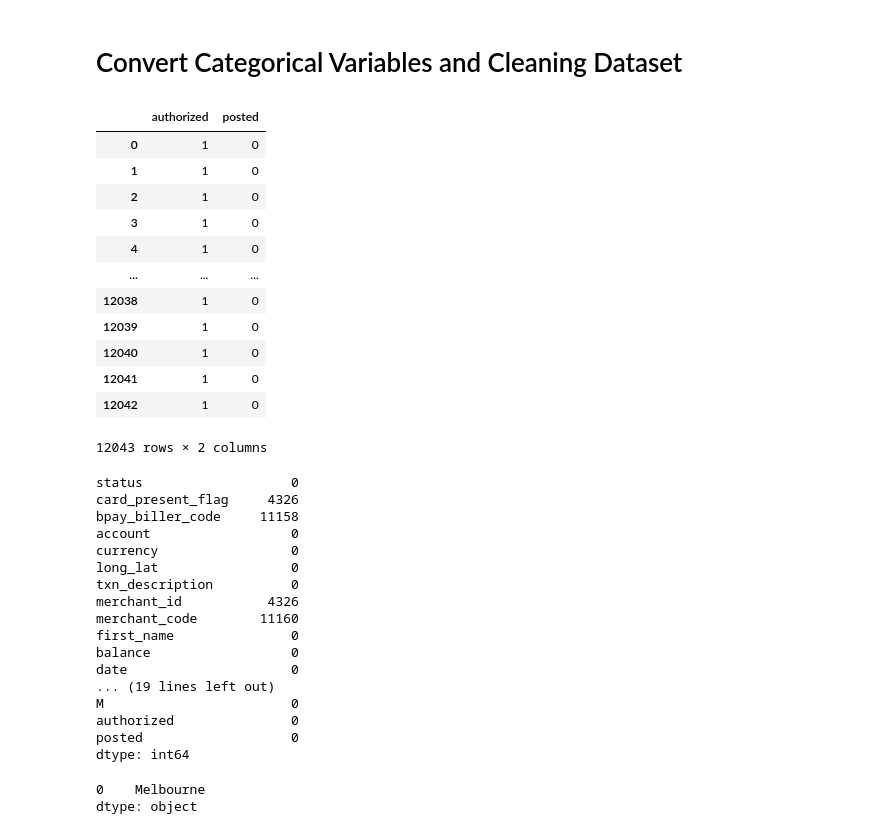
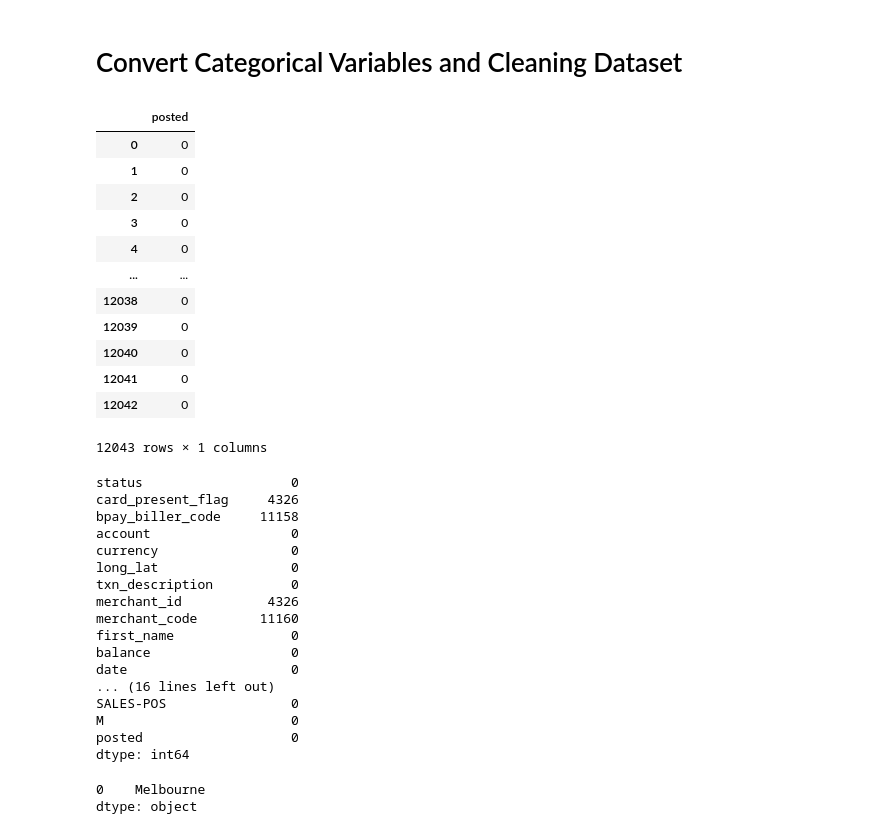
Before and after one commit to Sanjaana/Data-ANZ_solution, a Jupyter notebook: Task_2-Revised.ipynb, the cells around one changed output. Saved outputs shown, nothing was run; the diff lists cells and outputs as text; code cells hidden in the pictures.

```diff
--- a/Task_2-Revised.ipynb
+++ b/Task_2-Revised.ipynb
@@ -197,26 +197,26 @@ Annual Salary of all the customers of the dataset. Maximum number of people have
 # Convert Categorical Variables and Cleaning Dataset
 # %%
 #Convert txn_description,gender and status into dummy variables
-desc=pd.get_dummies(transact['txn_description'])
+desc=pd.get_dummies(transact['txn_description'],drop_first=True)
 desc
-Gender=pd.get_dummies(transact['gender'])
+Gender=pd.get_dummies(transact['gender'],drop_first=True)
 Gender
-status=state=pd.get_dummies(transact['status'])
+status=pd.get_dummies(transact['status'],drop_first=True)
 status
 # %% [output]
-|  | authorized | posted |
-| 0 | 1 | 0 |
-| 1 | 1 | 0 |
-| 2 | 1 | 0 |
-| 3 | 1 | 0 |
-| 4 | 1 | 0 |
-| ... | ... | ... |
-| 12038 | 1 | 0 |
-| 12039 | 1 | 0 |
-| 12040 | 1 | 0 |
-| 12041 | 1 | 0 |
-| 12042 | 1 | 0 |
+|  | posted |
+| 0 | 0 |
+| 1 | 0 |
+| 2 | 0 |
+| 3 | 0 |
+| 4 | 0 |
+| ... | ... |
+| 12038 | 0 |
+| 12039 | 0 |
+| 12040 | 0 |
+| 12041 | 0 |
+| 12042 | 0 |
-12043 rows × 2 columns
+12043 rows × 1 columns
 # %%
 #Concatenating all the df's
 final_df=pd.concat([final,desc,Gender,status],axis=1)
@@ -234,9 +234,9 @@ merchant_code        11160
 first_name               0
 balance                  0
 date                     0
-... (19 lines left out)
+... (16 lines left out)
+SALES-POS                0
 M                        0
-authorized               0
 posted                   0
 dtype: int64
 # %%
```
Also changed, not shown: parts of 30 cells of this notebook, 1 other file.
